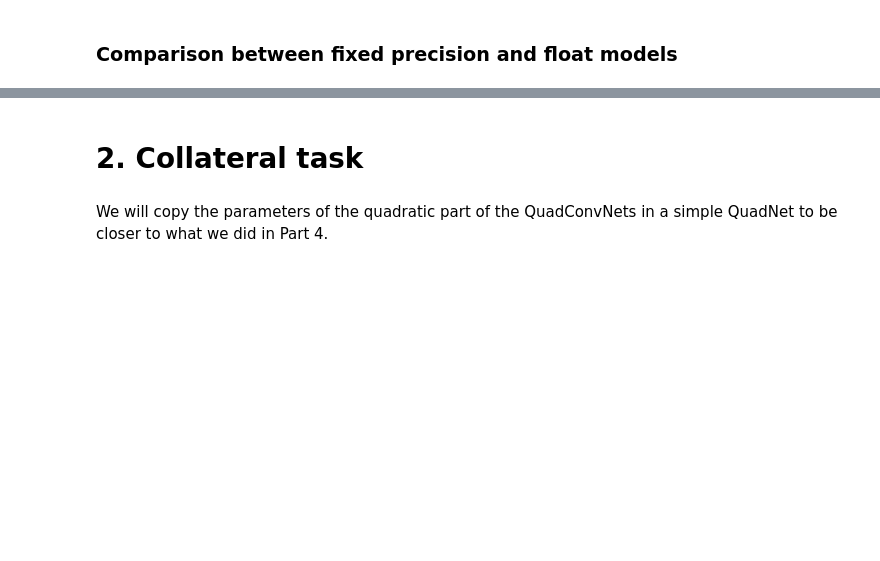
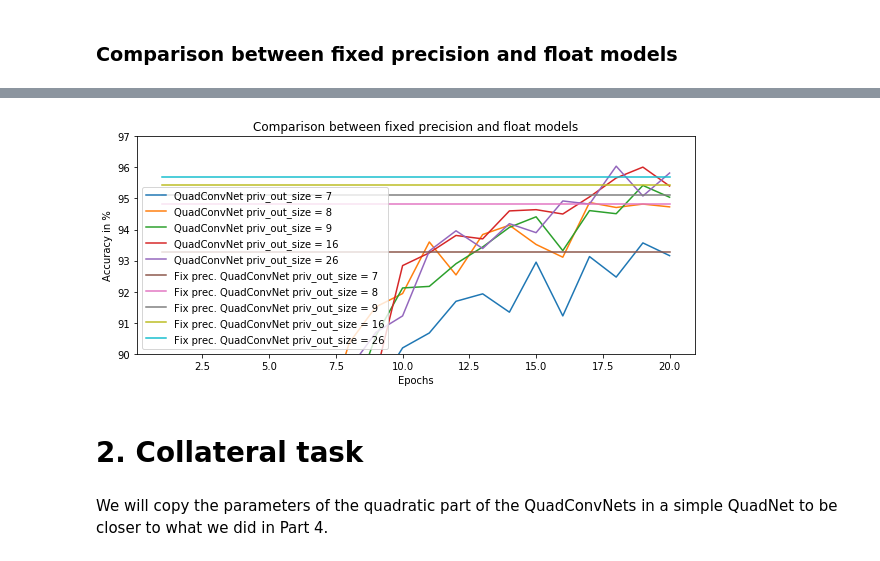
Before and after one commit to LaRiffle/collateral-learning, a Jupyter notebook: notebooks/Part 7 - How to mitigate Collateral Learning (in FP context).ipynb, the cells around one changed output, grey strips where cells are left out. Drawn from its saved outputs; the diff is of its cells as text; code cells hidden in the pictures; blank space fills up the shorter version.

```diff
--- a/notebooks/Part 7 - How to mitigate Collateral Learning (in FP context).ipynb
+++ b/notebooks/Part 7 - How to mitigate Collateral Learning (in FP context).ipynb
@@ -263,3 +266,8 @@ show_results(results, 'Comparison between fixed precision and float models', ymi
+# %%
+com_results = {k: v for k, v in results.items() if k[-3:] not in ('= 2', '= 4', '= 6')}
+show_results(com_results, 'Comparison between fixed precision and float models', ymin=90, ymax=97)
+# %% [output]
+[figure, added]
 # %% [markdown]
 #  2. Collateral task
 # %% [markdown]
```
Also changed, not shown: parts of 12 cells of this notebook.
